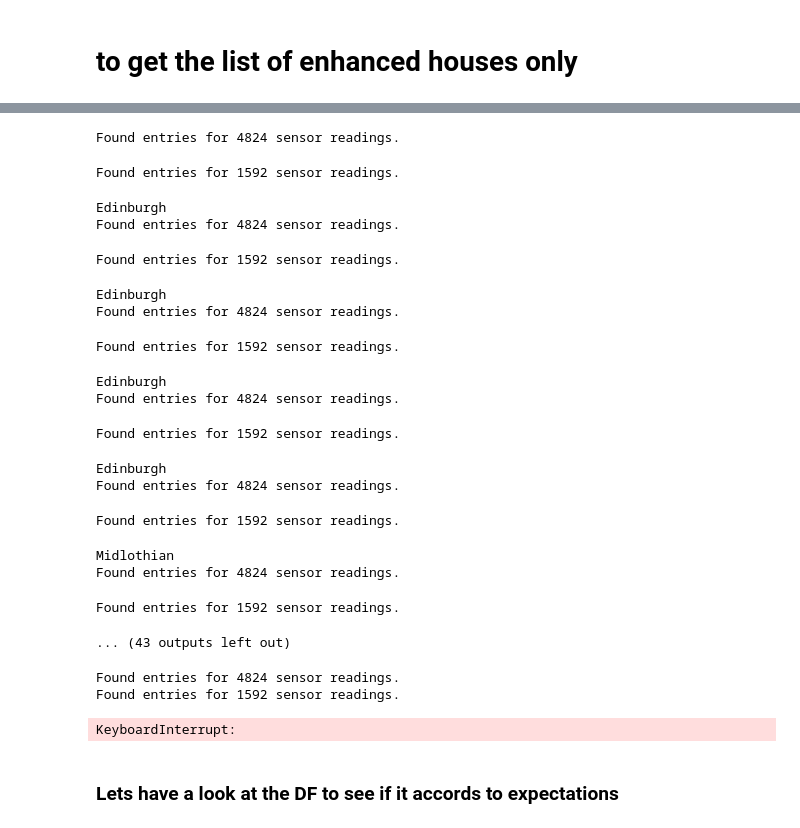
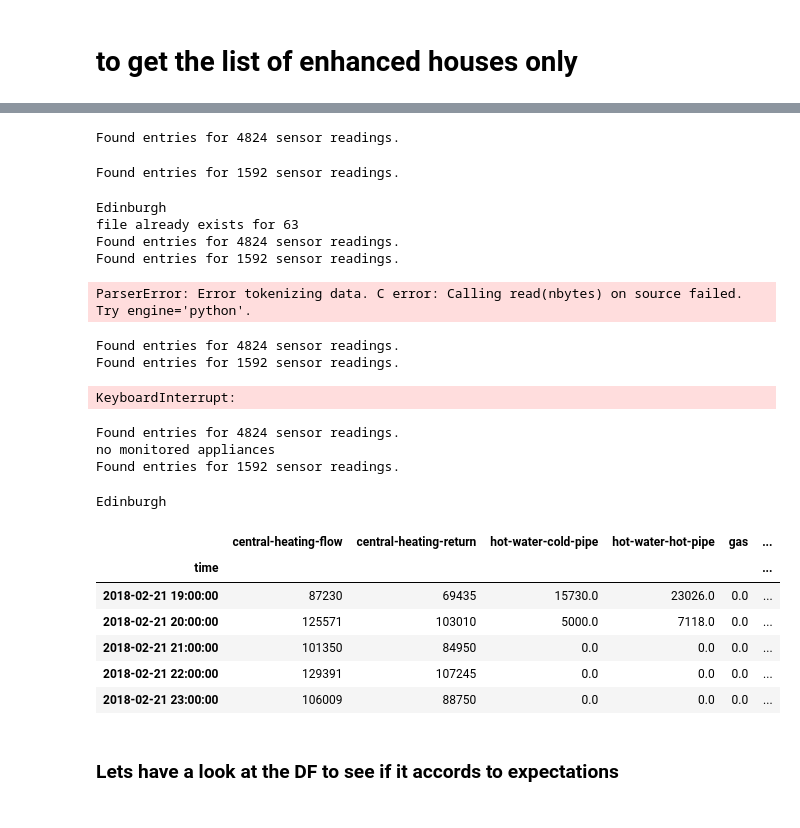
Before and after one commit to baz263/Ideal_dataset, a Jupyter notebook: coding/EDA/DF_builder_01_hourly.ipynb, the cells around one changed output, grey strips where cells are left out. Saved outputs shown, nothing was run; the diff lists cells and outputs as text; code cells hidden in the pictures.

```diff
--- a/coding/EDA/DF_builder_01_hourly.ipynb
+++ b/coding/EDA/DF_builder_01_hourly.ipynb
@@ -210,25 +230,14 @@ enhanced_houses = list(full_list[full_list.install_type == 'enhanced'].homeid)
 # %%
-for house in enhanced_houses[2:]:
-    df_combined(house)
+# for house in enhanced_houses[2:]:
+#     df_combined(house)
 # %% [output]
 Found entries for 4824 sensor readings.
 Found entries for 1592 sensor readings.
 Edinburgh
+file already exists for 63
 Found entries for 4824 sensor readings.
+Found entries for 1592 sensor readings.
-Found entries for 1592 sensor readings.
+ParserError: Error tokenizing data. C error: Calling read(nbytes) on source failed. Try engine='python'.
-Edinburgh
-Found entries for 4824 sensor readings.
-Found entries for 1592 sensor readings.
-Edinburgh
-Found entries for 4824 sensor readings.
-Found entries for 1592 sensor readings.
-Edinburgh
-Found entries for 4824 sensor readings.
-Found entries for 1592 sensor readings.
-Midlothian
-Found entries for 4824 sensor readings.
-Found entries for 1592 sensor readings.
-... (43 outputs left out)
 # %%
 #df_combined(106)
 # %% [output]
@@ -238,7 +247,22 @@ KeyboardInterrupt:
 # %%
 #df_combined(107)
 # %%
-#df_106 = df_combined(300)
+df_106 = df_combined(300)
+# %% [output]
+Found entries for 4824 sensor readings.
+no monitored appliances
+Found entries for 1592 sensor readings.
+Edinburgh
+# %%
+display(df_106.head())
+# %% [output]
+|  | central-heating-flow | central-heating-return | hot-water-cold-pipe | hot-water-hot-pipe | gas | ... |
+| time |  |  |  |  |  | ... |
+| 2018-02-21 19:00:00 | 87230 | 69435 | 15730.0 | 23026.0 | 0.0 | ... |
+| 2018-02-21 20:00:00 | 125571 | 103010 | 5000.0 | 7118.0 | 0.0 | ... |
+| 2018-02-21 21:00:00 | 101350 | 84950 | 0.0 | 0.0 | 0.0 | ... |
+| 2018-02-21 22:00:00 | 129391 | 107245 | 0.0 | 0.0 | 0.0 | ... |
+| 2018-02-21 23:00:00 | 106009 | 88750 | 0.0 | 0.0 | 0.0 | ... |
 # %%
 df_106.head(10)
 # %%
```
Also changed, not shown: parts of 9 cells of this notebook, 4 other files.
